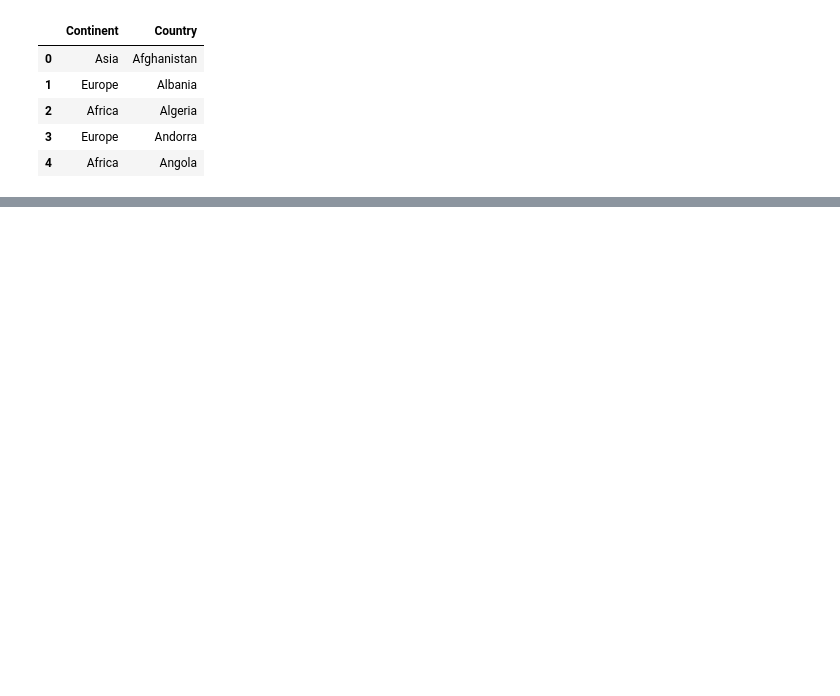
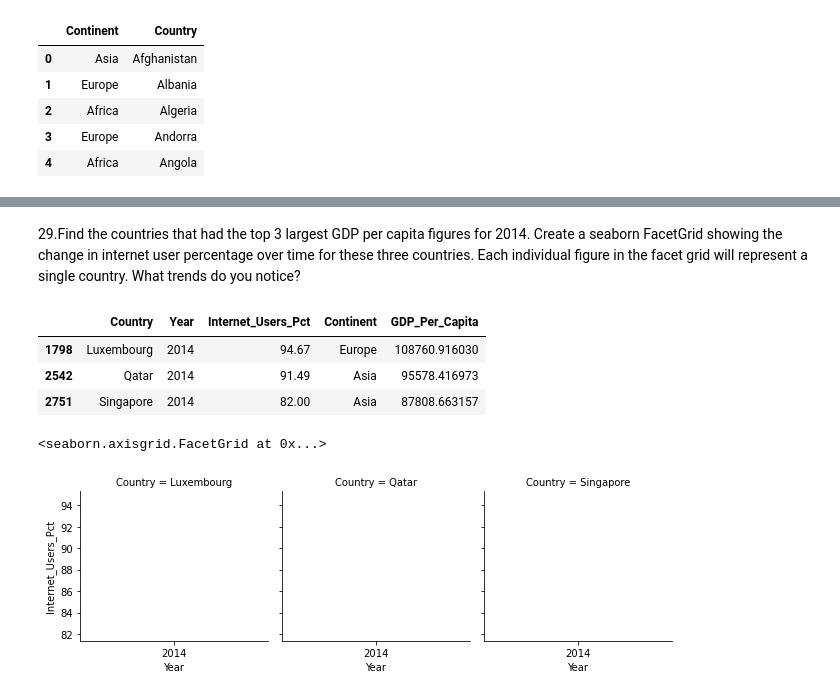
Before and after one commit to nss-data-science-cohort-5/un_exploration-ZhenyaC, a Jupyter notebook: notebooks/UN_Data_Exploration.ipynb, the cells around one changed output, grey strips where cells are left out. Saved outputs shown, nothing was run; the diff lists cells and outputs as text; code cells hidden in the pictures; blank space fills up the shorter version.

```diff
--- a/notebooks/UN_Data_Exploration.ipynb
+++ b/notebooks/UN_Data_Exploration.ipynb
@@ -521,0 +580,4 @@ internet_df
+# %%
+internet_df['Year']=internet_df['Year'].astype(int)
+internet_df['Year']=internet_df['Year'].astype(str)
+internet_df.info()
@@ -521,0 +613,6 @@ internet_df
+# %%
+gdp_and_internet_use=pd.merge(left = internet_df,
+         right = gdp_df,
+         left_on = ['Country','Year'],
+         right_on = ['Country','Year'])
+gdp_and_internet_use
@@ -521,0 +646,3 @@ internet_df
+# %%
+gdp_and_internet_use_2014=gdp_and_internet_use[gdp_and_internet_use['Year']=='2014']
+gdp_and_internet_use_2014.head()
@@ -521,0 +672,16 @@ internet_df
+# %% [markdown]
+29.Find the countries that had the top 3 largest GDP per capita figures for 2014. Create a seaborn FacetGrid showing the change in internet user percentage over time for these three countries. Each individual figure in the facet grid will represent a single country. What trends do you notice?
+# %%
+top3=gdp_and_internet_use_2014.sort_values('GDP_Per_Capita', ascending=False).head(3)
+top3
+# %% [output]
+|  | Country | Year | Internet_Users_Pct | Continent | GDP_Per_Capita |
+| 1798 | Luxembourg | 2014 | 94.67 | Europe | 108760.916030 |
+| 2542 | Qatar | 2014 | 91.49 | Asia | 95578.416973 |
+| 2751 | Singapore | 2014 | 82.00 | Asia | 87808.663157 |
+# %%
+top3countries=sns.FacetGrid(top3, col="Country")
+top3countries.map(plt.plot, "Year","Internet_Users_Pct")
+# %% [output]
+<seaborn.axisgrid.FacetGrid at 0x...>
+[figure, added]
```
Also changed, not shown: parts of 43 cells of this notebook.
